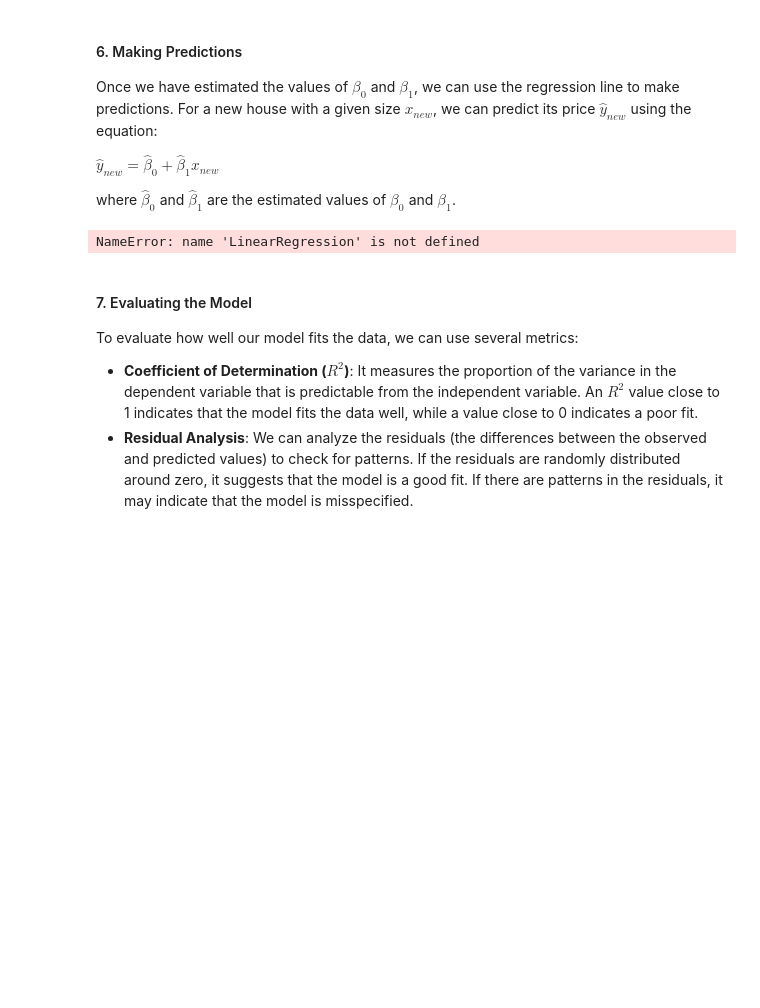
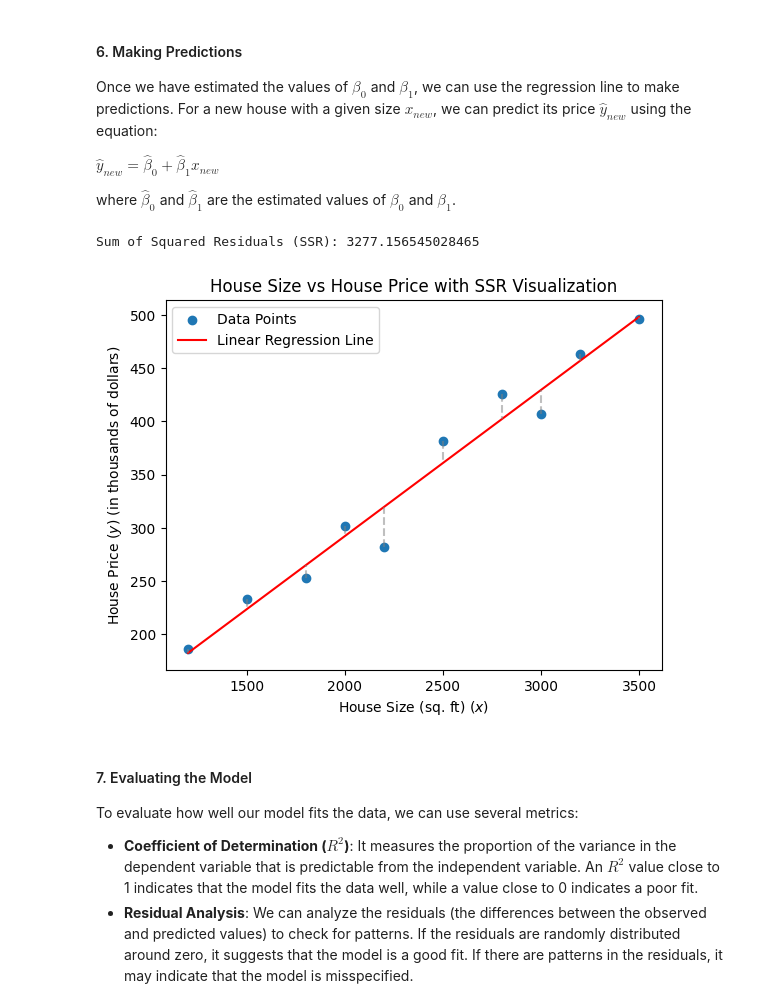
Before and after one commit to husphone4321/Machine-learning101, a Jupyter notebook: linear regression1HousePrice.ipynb, the cells around one changed output. Saved outputs shown, nothing was run; the diff lists cells and outputs as text; code cells hidden in the pictures; blank space fills up the shorter version.

```diff
--- a/linear regression1HousePrice.ipynb
+++ b/linear regression1HousePrice.ipynb
@@ -92,35 +139,34 @@ $\hat{y}_{new}=\hat{\beta}_0+\hat{\beta}_1x_{new}$
 
 where $\hat{\beta}_0$ and $\hat{\beta}_1$ are the estimated values of $\beta_0$ and $\beta_1$.
 # %%
-# Create and fit the linear regression model
-model = LinearRegression()
-model.fit(X, y)
 
-# Predict values for visualization
-x_pred = np.linspace(X.min(), X.max(), 100).reshape(-1, 1)
-y_pred = model.predict(x_pred)
+
 
 # Predict values for the original data points
 y_hat = model.predict(X)
 # Calculate SSR
 ssr = np.sum((y - y_hat) ** 2)
 print(f"Sum of Squared Residuals (SSR): {ssr}")
 
 # Visualize the data
-plt.scatter(df['House Size (sq. ft) ($x$)'], df['House Price ($y$) (in thousands of dollars)'], label='Data Points')
+plt.scatter(df['House Size (sq. ft) ($x$)'],
+            df['House Price ($y$) (in thousands of dollars)'],
+              label='Data Points')
 plt.plot(x_pred, y_pred, color='red', label='Linear Regression Line')
 
 # Visualize residuals
 for i in range(len(X)):
-    plt.plot([X[i], X[i]], [y[i], y_hat[i]], color='gray', linestyle='--', alpha=0.5)
+    plt.plot([X[i], X[i]], [y[i], y_hat[i]], color='gray',
+             linestyle='--',     alpha=0.5)
 
 plt.xlabel('House Size (sq. ft) ($x$)')
 plt.ylabel('House Price ($y$) (in thousands of dollars)')
 plt.title('House Size vs House Price with SSR Visualization')
 plt.legend()
 plt.show()
 # %% [output]
-NameError: name 'LinearRegression' is not defined
+Sum of Squared Residuals (SSR): 3277.156545028465
+[figure, added]
 # %% [markdown]
 #### 7. Evaluating the Model
 To evaluate how well our model fits the data, we can use several metrics:
```
Also changed, not shown: parts of 8 cells of this notebook.
